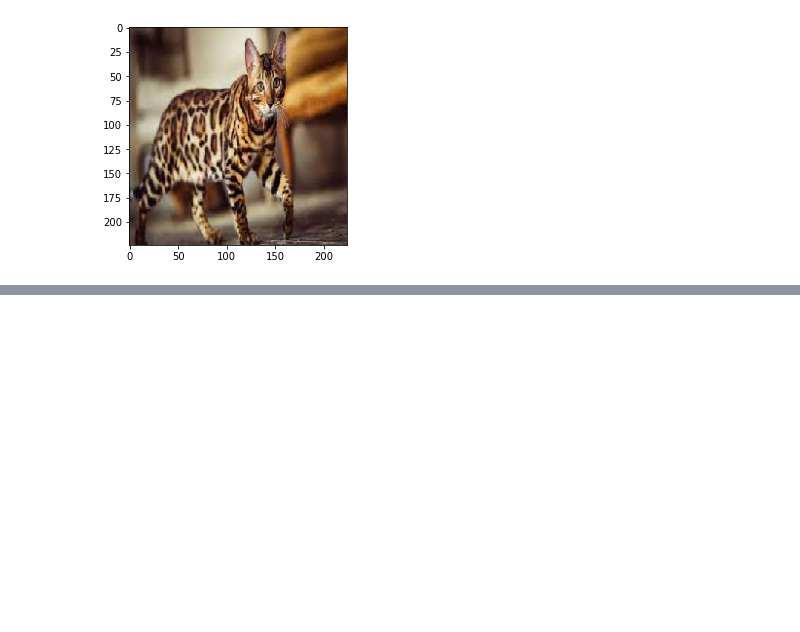
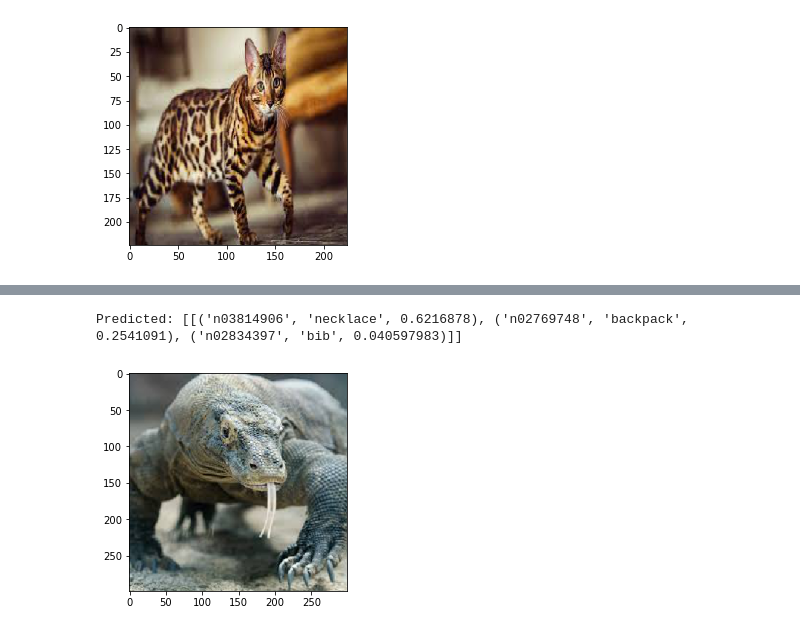
Before and after one commit to jalonzoajordan/Project-4, a Jupyter notebook: imagerecognition.ipynb, the cells around one changed output, grey strips where cells are left out. Saved outputs shown, nothing was run; the diff lists cells and outputs as text; code cells hidden in the pictures; blank space fills up the shorter version.

```diff
--- a/imagerecognition.ipynb
+++ b/imagerecognition.ipynb
@@ -73,0 +116,16 @@ model = tf.keras.applications.InceptionResNetV2(
+# %%
+# https://keras.io/api/applications/xception/
+from tensorflow.keras.applications import Xception
+
+model = Xception(include_top=True, weights='imagenet')
+image_size = (299, 299)
+
+def predict(image_path):
+    """Use Xception to label image"""
+    img = image.load_img(image_path, target_size=image_size)
+    x = image.img_to_array(img)
+    x = np.expand_dims(x, axis=0)
+    x = preprocess_input(x)
+    predictions = model.predict(x)
+    plt.imshow(img)
+    print('Predicted:', decode_predictions(predictions, top=3))
@@ -73,0 +136,6 @@ model = tf.keras.applications.InceptionResNetV2(
+# %%
+image_path = os.path.join("images", "komododragon.jpg")
+predict(image_path)
+# %% [output]
+Predicted: [[('n03814906', 'necklace', 0.6216878), ('n02769748', 'backpack', 0.2541091), ('n02834397', 'bib', 0.040597983)]]
+[figure, added]
```
Also changed, not shown: parts of 16 cells of this notebook, 6 other files.
